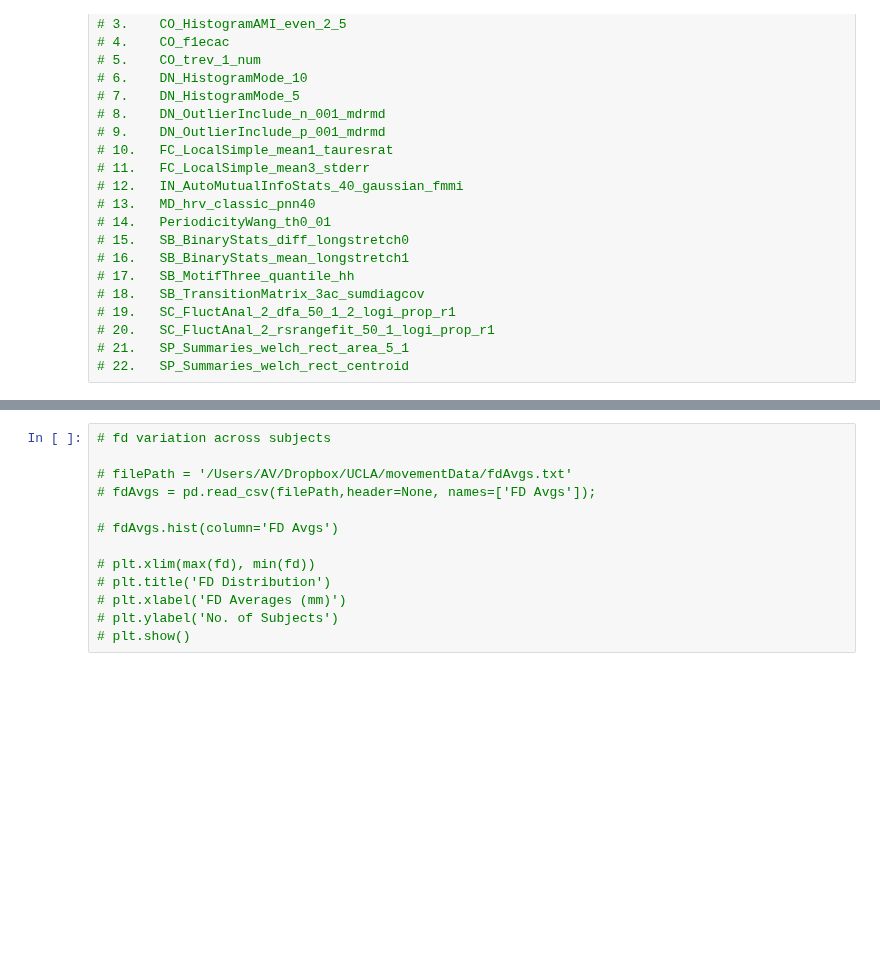
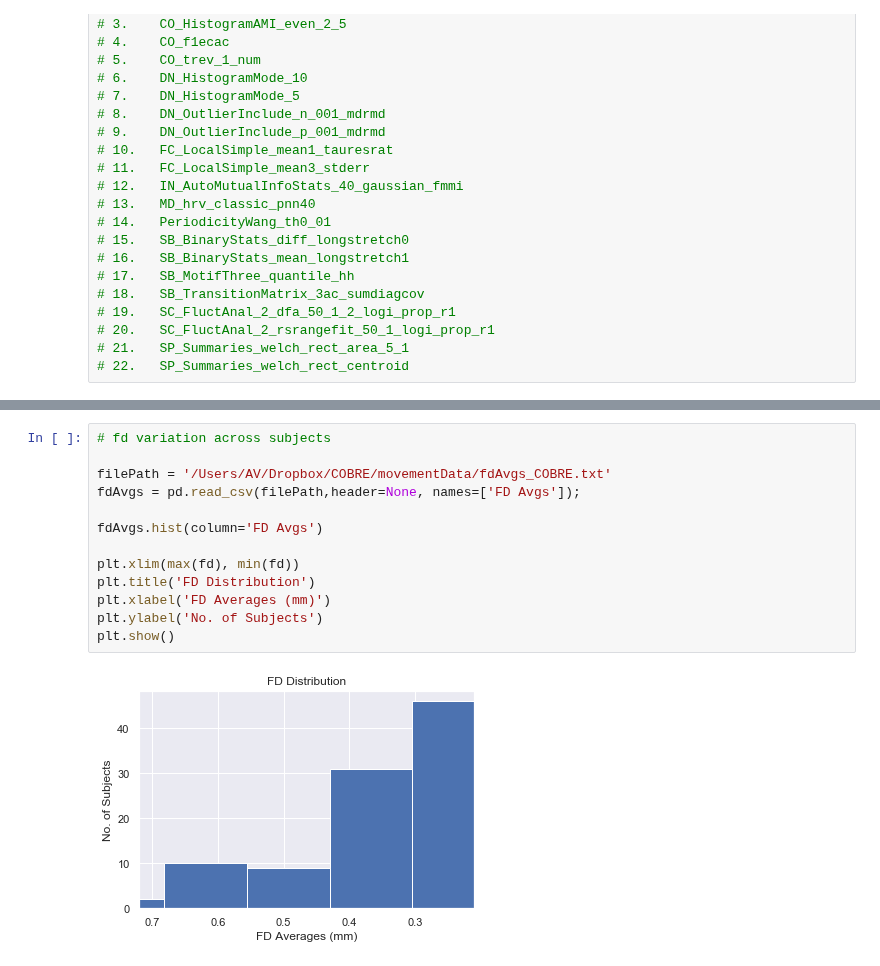
Before and after one commit to DynamicsAndNeuralSystems/fMRI_FeaturesDisorders, a Jupyter notebook: classifyFeatMat_COBRE.ipynb, the cells around one changed output, grey strips where cells are left out. Drawn from its saved outputs; the diff is of its cells as text; blank space fills up the shorter version.

```diff
--- a/classifyFeatMat_COBRE.ipynb
+++ b/classifyFeatMat_COBRE.ipynb
@@ -670,16 +693,18 @@ plt.show()
 # %%
 # fd variation across subjects
 
-# filePath = '/Users/AV/Dropbox/UCLA/movementData/fdAvgs.txt'
-# fdAvgs = pd.read_csv(filePath,header=None, names=['FD Avgs']);
+filePath = '/Users/AV/Dropbox/COBRE/movementData/fdAvgs_COBRE.txt'
+fdAvgs = pd.read_csv(filePath,header=None, names=['FD Avgs']);
 
-# fdAvgs.hist(column='FD Avgs')
+fdAvgs.hist(column='FD Avgs')
 
-# plt.xlim(max(fd), min(fd))
-# plt.title('FD Distribution')
-# plt.xlabel('FD Averages (mm)')
-# plt.ylabel('No. of Subjects')
-# plt.show()
+plt.xlim(max(fd), min(fd))
+plt.title('FD Distribution')
+plt.xlabel('FD Averages (mm)')
+plt.ylabel('No. of Subjects')
+plt.show()
+# %% [output]
+[figure, added]
 # %%
 # No. of subjects left as fd decreases
 
```
Also changed, not shown: parts of 16 cells of this notebook, 1 other file.
